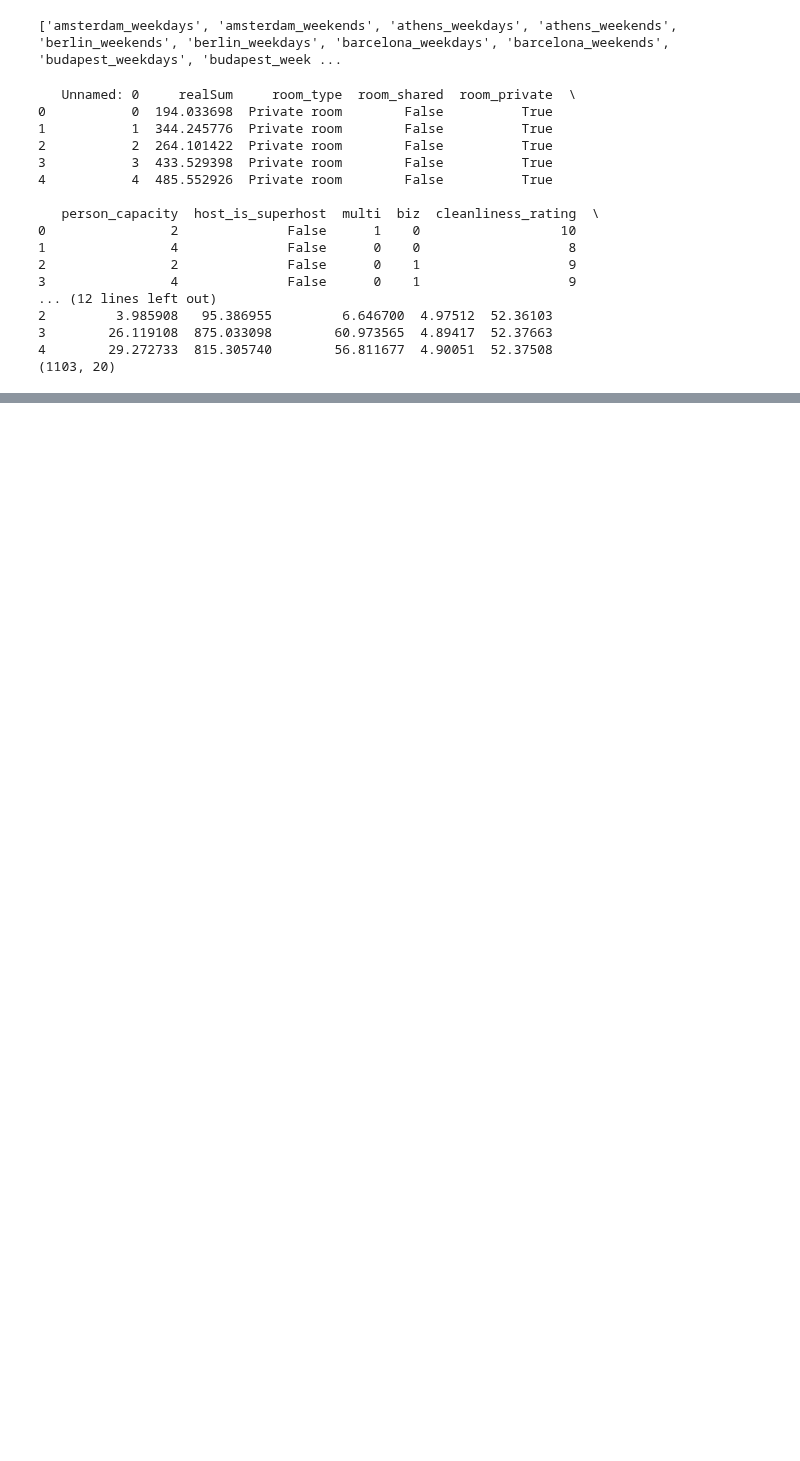
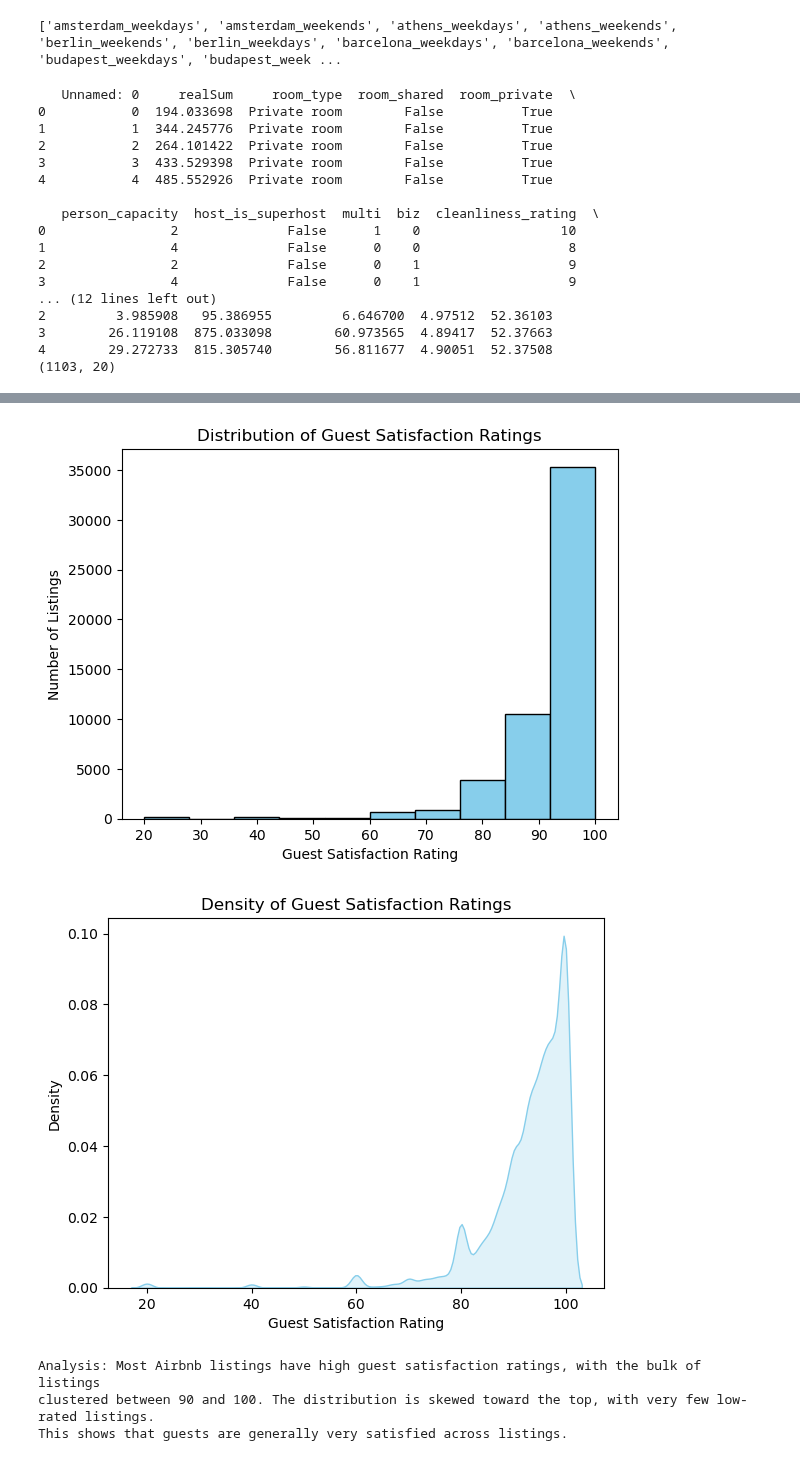
Before and after one commit to StefanFSmid/ASDA_2025_Group_3_Porfolio, a Jupyter notebook: notebooks/week_04_group_3_notebook.ipynb, the cells around one changed output, grey strips where cells are left out. Cells and saved outputs as stored; diff of their text form; code cells hidden in the pictures; blank space fills up the shorter version.

Commit message:
Merging of cleaning codes, Analysis 1-10 completed.

```diff
--- a/notebooks/week_04_group_3_notebook.ipynb
+++ b/notebooks/week_04_group_3_notebook.ipynb
@@ -64,0 +234,20 @@ print(merged_airbnbdf.head())
+# %%
+# Readjust some column positions
+cols = list(merged_airbnbdf.columns)
+cols.insert(0, cols.pop(cols.index('sheet_name')))
+cols.insert(1, cols.pop(cols.index('country')))
+cols.insert(2, cols.pop(cols.index('city')))
+cols.insert(3, cols.pop(cols.index('day_type')))
+
+merged_airbnbdf = merged_airbnbdf[cols]
+
+# Rename a single column
+merged_airbnbdf.rename(columns={'dist': 'citycenter_dist'}, inplace=True)
+
+# Standardize all column names to lowercase and replace spaces with underscores
+merged_airbnbdf.columns = merged_airbnbdf.columns.str.lower().str.replace(' ', '_')
+
+# Check result
+print(merged_airbnbdf.head())
+print(merged_airbnbdf.shape)
+print(merged_airbnbdf.columns)
@@ -64,0 +452,33 @@ print(merged_airbnbdf.head())
+# %%
+#Q5. Are ratings typically high across listings, or is there a wide variation?
+#a. Plot the distribution of guest_satisfaction_overall ratings.
+
+# Visualizating for guest_satisfaction_overall through Histogram.
+plt.hist(merged_airbnbdf['guest_satisfaction_overall'], bins=10, color='skyblue', edgecolor='black')
+plt.title('Distribution of Guest Satisfaction Ratings')
+plt.xlabel('Guest Satisfaction Rating')
+plt.ylabel('Number of Listings')
+plt.show()
+
+# Visualizating for guest_satisfaction_overall through Density Plot.
+sns.kdeplot(merged_airbnbdf['guest_satisfaction_overall'], shade=True, color='skyblue')
+plt.title('Density of Guest Satisfaction Ratings')
+plt.xlabel('Guest Satisfaction Rating')
+plt.ylabel('Density')
+plt.show()
+
+# Printing Quick Statistics for cleanliness_rating
+merged_airbnbdf['guest_satisfaction_overall'].describe()
+
+# Print Analysis
+print("""
+Analysis: Most Airbnb listings have high guest satisfaction ratings, with the bulk of listings
+clustered between 90 and 100. The distribution is skewed toward the top, with very few low-rated listings.
+This shows that guests are generally very satisfied across listings.
+""")
+# %% [output]
+[figure, added]
+[figure, added]
+Analysis: Most Airbnb listings have high guest satisfaction ratings, with the bulk of listings
+clustered between 90 and 100. The distribution is skewed toward the top, with very few low-rated listings.
+This shows that guests are generally very satisfied across listings.
```
Also changed, not shown: parts of 34 cells of this notebook.
